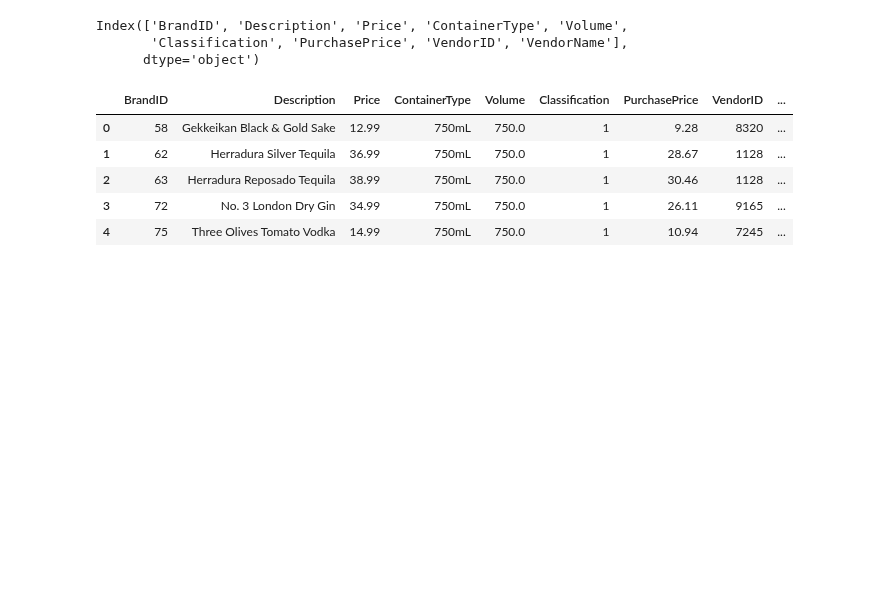
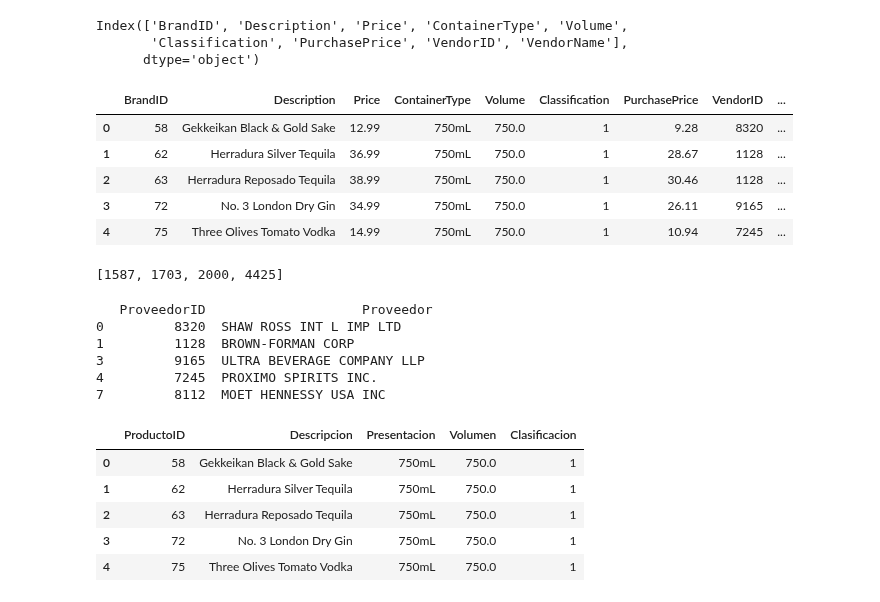
Before and after one commit to danipars/Analisis_Inventario_Distribuidora_Licores_AMCDrinks, a Jupyter notebook: EDA/PreciosProducto.ipynb, the cells around one changed output. Drawn from its saved outputs; the diff is of its cells as text; code cells hidden in the pictures; blank space fills up the shorter version.

```diff
--- a/EDA/PreciosProducto.ipynb
+++ b/EDA/PreciosProducto.ipynb
@@ -532,0 +547,48 @@ df_2017PPD_final.head()
+# %%
+# Agrupar por ProveedorID y contar los Proveedor únicos
+proveedor_counts = df_2017PPD.groupby('ProveedorID')['Proveedor'].nunique()
+
+# Filtrar los ProveedorID que tienen más de un Proveedor
+proveedores_multiples = proveedor_counts[proveedor_counts > 1]
+
+# Mostrar los ProveedorID que tienen más de un Proveedor
+print(proveedores_multiples.index.tolist())
+# %% [output]
+[1587, 1703, 2000, 4425]
+# %%
+# Seleccionar las columnas 'ProveedorID' y 'Proveedor'
+df_proveedores = df_2017PPD[['ProveedorID', 'Proveedor']]
+
+# Eliminar filas duplicadas para asegurarse de que cada proveedor sea único
+df_proveedores = df_proveedores.drop_duplicates()
+
+# Guardar el resultado en un nuevo archivo CSV llamado 'Proveedor.csv'
+df_proveedores.to_csv('C:/Users/danip/Desktop/AMC-Drinks/Analisis_Inventario_Distribuidora_Licores_AMCDrinks/EDA/Dataset/PROVEEDOR.csv', index=False)
+
+# Mostrar el DataFrame resultante para verificar
+print(df_proveedores.head())
+# %% [output]
+   ProveedorID                    Proveedor
+0         8320  SHAW ROSS INT L IMP LTD
+1         1128  BROWN-FORMAN CORP
+3         9165  ULTRA BEVERAGE COMPANY LLP
+4         7245  PROXIMO SPIRITS INC.
+7         8112  MOET HENNESSY USA INC
+# %%
+#Se crea la tabla PRODUCTO_FINAL
+
+# Seleccionar las columnas deseadas
+df_2017PPD_final = df_2017PPD[['ProductoID', 'Descripcion', 'Presentacion', 'Volumen', 'Clasificacion']]
+
+# Guardar el nuevo dataframe en un archivo CSV
+ruta_nuevo_archivo = 'C:/Users/danip/Desktop/AMC-Drinks/Analisis_Inventario_Distribuidora_Licores_AMCDrinks/EDA/Dataset/PRECIOS_PRODUCTO.csv'
+df_2017PPD_final.to_csv(ruta_nuevo_archivo, index=False)
+# %%
+df_2017PPD_final.head()
+# %% [output]
+|  | ProductoID | Descripcion | Presentacion | Volumen | Clasificacion |
+| 0 | 58 | Gekkeikan Black & Gold Sake | 750mL | 750.0 | 1 |
+| 1 | 62 | Herradura Silver Tequila | 750mL | 750.0 | 1 |
+| 2 | 63 | Herradura Reposado Tequila | 750mL | 750.0 | 1 |
+| 3 | 72 | No. 3 London Dry Gin | 750mL | 750.0 | 1 |
+| 4 | 75 | Three Olives Tomato Vodka | 750mL | 750.0 | 1 |
```
Also changed, not shown: parts of 1 cell of this notebook, 1 other file.
